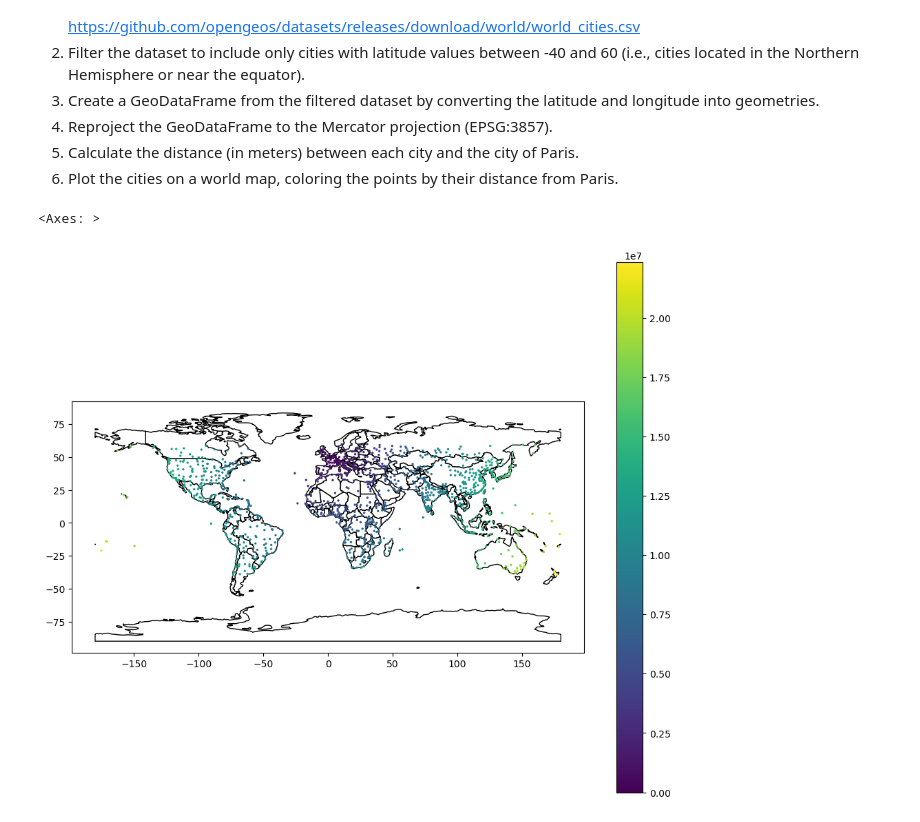
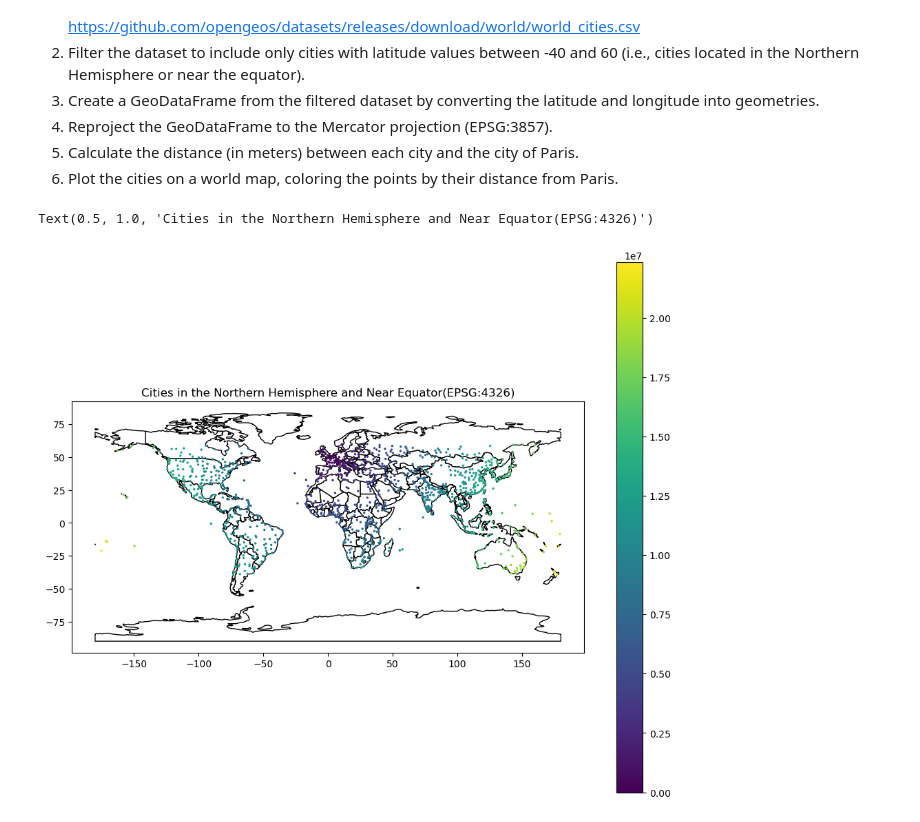
Before and after one commit to marts-dev/geog510-test, a Jupyter notebook: lab5.ipynb, the cells around one changed output. Drawn from its saved outputs; the diff is of its cells as text; code cells hidden in the pictures.

Commit message:
Updated plots

```diff
--- a/lab5.ipynb
+++ b/lab5.ipynb
@@ -344,29 +344,30 @@ This exercise requires you to combine the power of NumPy, Pandas, and GeoPandas
 # %%
 import pandas as pd
 import geopandas as gpd
 
 # Task 1: Read the data from the file
 file_name = "https://github.com/opengeos/datasets/releases/download/world/world_cities.csv"
 df = pd.read_csv(file_name)
 # Task 2: Filter the data to include only cities in the northern hemisphere or near equator
 northern_cities = df[(df["latitude"] > -40) & (df["latitude"] < 60)]
 
 # Task 3: Create a GeoDataFrame from the filtered data
 gdf = gpd.GeoDataFrame(northern_cities, geometry=gpd.points_from_xy(northern_cities["longitude"], northern_cities["latitude"]), crs="EPSG:4326")
 
 # Task 4: Reproject the GeoDataFrame to EPSG:3857
 gdf_3857 = gdf.to_crs(epsg=3857)
 
 # Task 5: Calculate the distance of each city to the center of Paris
 paris_centroid = gdf_3857.loc[gdf_3857["name"] == "Paris", "geometry"].values[0].centroid
 gdf_3857["centroid"] = gdf_3857.centroid
 gdf_3857["distance_to_paris"] = gdf_3857["centroid"].distance(paris_centroid)
 
 # Task 6: Plot the cities on a map, color them based on the distance to Paris
 countries = gpd.read_file(gpd.datasets.get_path('naturalearth_lowres'))
 a= countries.plot(color="white", edgecolor="black", figsize=(12,10))
 gdf_4326 = gdf_3857.to_crs(epsg=4326)
 gdf_4326.plot(ax=a, column="distance_to_paris", legend=True, cmap="viridis", markersize=2)
+plt.title("Cities in the Northern Hemisphere and Near Equator(EPSG:4326)")
 # %% [output]
-<Axes: >
+Text(0.5, 1.0, 'Cities in the Northern Hemisphere and Near Equator(EPSG:4326)')
-[figure, old version]
+[figure, new version]
```
Also changed, not shown: parts of 2 cells of this notebook.
